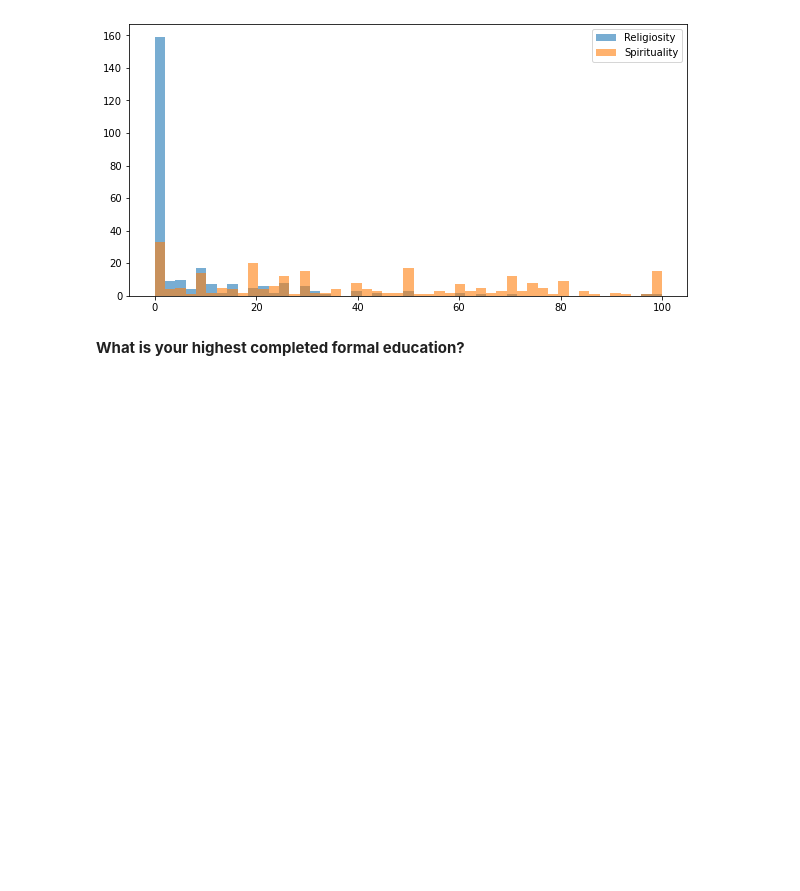
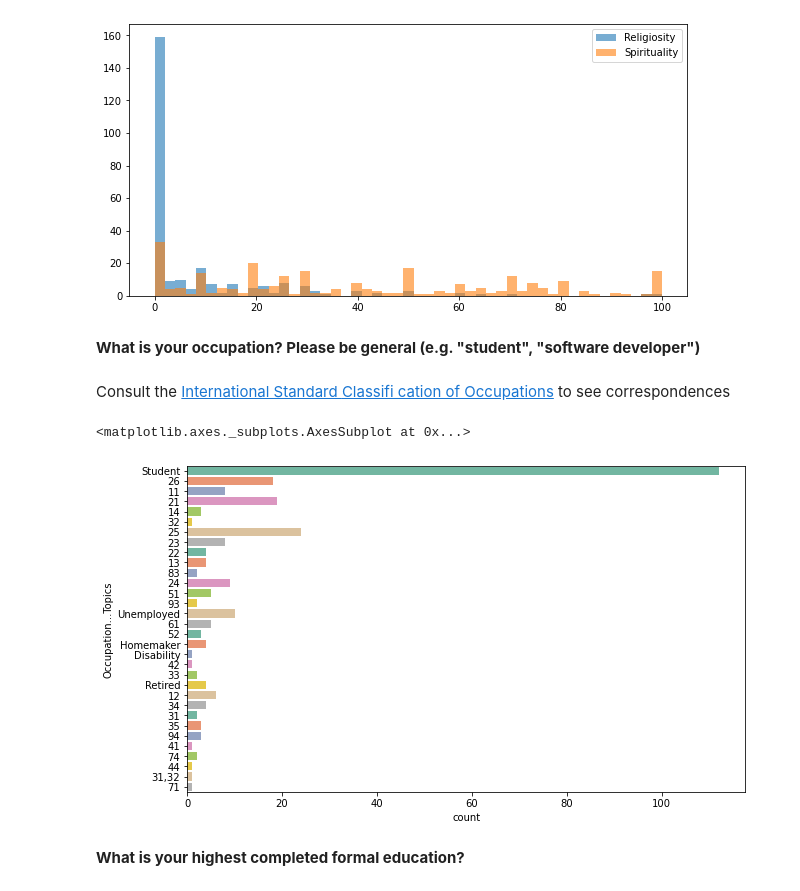
Before and after one commit to dan1dr/microdosing, a Jupyter notebook: notebooks/2.EDA.ipynb, the cells around one changed output. Drawn from its saved outputs; the diff is of its cells as text; code cells hidden in the pictures; blank space fills up the shorter version.

```diff
--- a/notebooks/2.EDA.ipynb
+++ b/notebooks/2.EDA.ipynb
@@ -359,6 +359,17 @@ plt.legend(loc='upper right')
 plt.show()
 # %% [output]
 [figure]
+# %% [markdown]
+**What is your occupation? Please be general (e.g. "student", "software developer")**
+# %% [markdown]
+Consult the [International Standard
+Classifi cation of Occupations](https://www.ilo.org/wcmsp5/groups/public/---dgreports/---dcomm/---publ/documents/publication/wcms_172572.pdf) to see correspondences
+# %%
+plt.figure(figsize=(10,6))
+sns.countplot(data=data, y=data['Occupation...Topics'], palette='Set2')
+# %% [output]
+<matplotlib.axes._subplots.AxesSubplot at 0x...>
+[figure, added]
 # %% [markdown]
 **What is your highest completed formal education?**
 # %%
```
Also changed, not shown: parts of 52 cells of this notebook.
